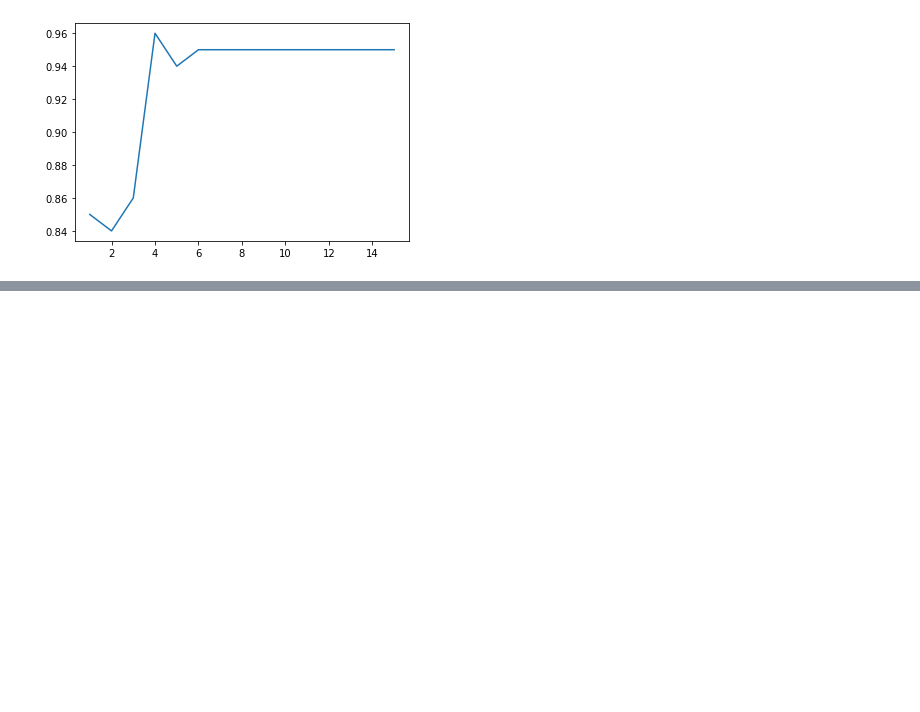
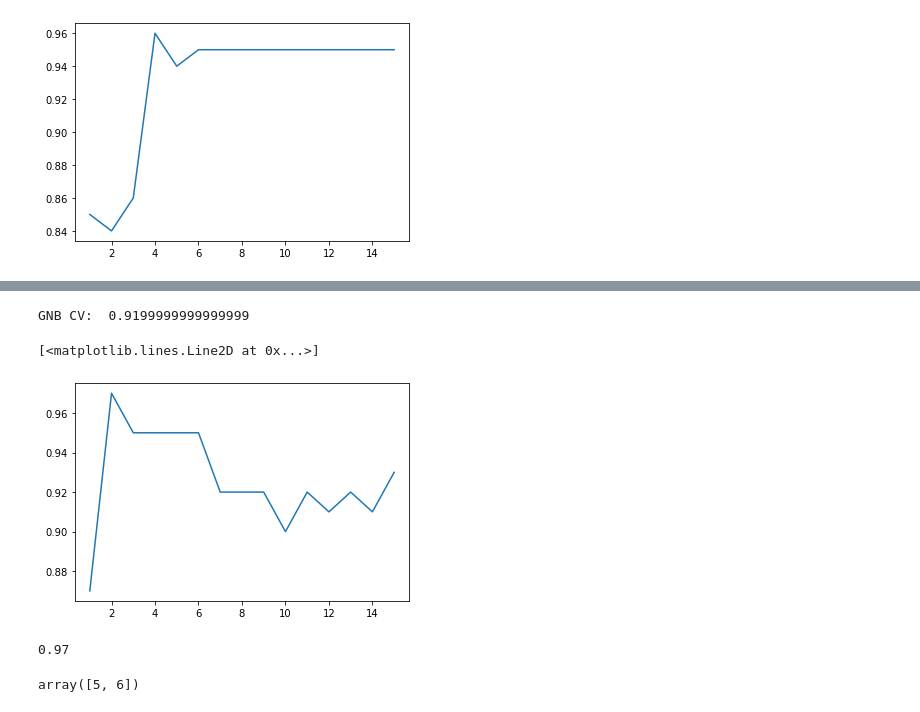
Before and after one commit to mclovin911/SI649RoboGame, a Jupyter notebook: ML.ipynb, the cells around one changed output, grey strips where cells are left out. Cells and saved outputs as stored; diff of their text form; code cells hidden in the pictures; blank space fills up the shorter version.

```diff
--- a/ML.ipynb
+++ b/ML.ipynb
@@ -15,2 +60,4 @@ from sklearn.ensemble import RandomForestClassifier
 # %%
 ex1 = pd.read_csv('./robogame-v0.5/server/example1/examplematch1.robotdata.csv')
+X, Y = productivity_data(ex1)
+class_Y = [1 if x > 0 else 0 for x in Y]
@@ -271,0 +264,31 @@ plt.plot(np.abs(param_num), score)
+# %%
+GNB = GaussianNB().fit(X, class_Y)
+GNB_cv = cross_val_score(estimator = GNB, X = X, y = class_Y, cv = 5)
+print("GNB CV: ", GNB_cv.mean())
+# %% [output]
+GNB CV:  0.9199999999999999
+# %%
+imps = permutation_importance(GNB, X, class_Y)
+
+param_num = list(range(-15, 0))
+score = list()
+for num in param_num:
+    reduced_X = X[:,np.argsort(imps.importances_mean)[num:]]
+    GNB = GaussianNB().fit(reduced_X, class_Y)
+    GNB_cv = cross_val_score(estimator = GNB, X = reduced_X, y = class_Y, cv = 5)
+    score.append(GNB_cv.mean())
+plt.plot(np.abs(param_num), score)
+# %% [output]
+[<matplotlib.lines.Line2D at 0x...>]
+[figure, added]
+# %%
+reduced_X = X[:,np.argsort(imps.importances_mean)[-2:]]
+GNB = GaussianNB().fit(reduced_X, class_Y)
+GNB_cv = cross_val_score(estimator = GNB, X = reduced_X, y = class_Y, cv = 5)
+GNB_cv.mean()
+# %% [output]
+0.97
+# %%
+np.argsort(imps.importances_mean)[-2:]
+# %% [output]
+array([5, 6])
```
Also changed, not shown: parts of 35 cells of this notebook.
